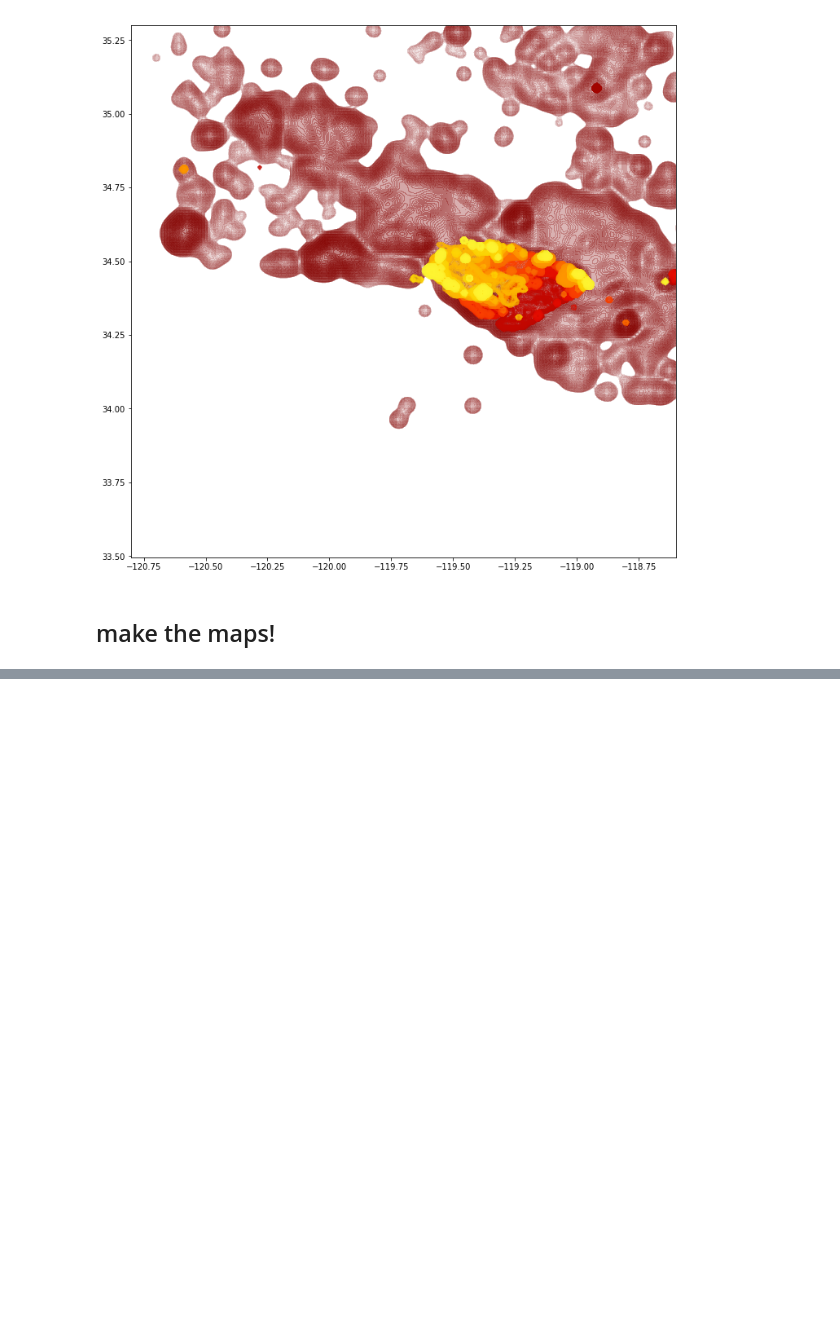
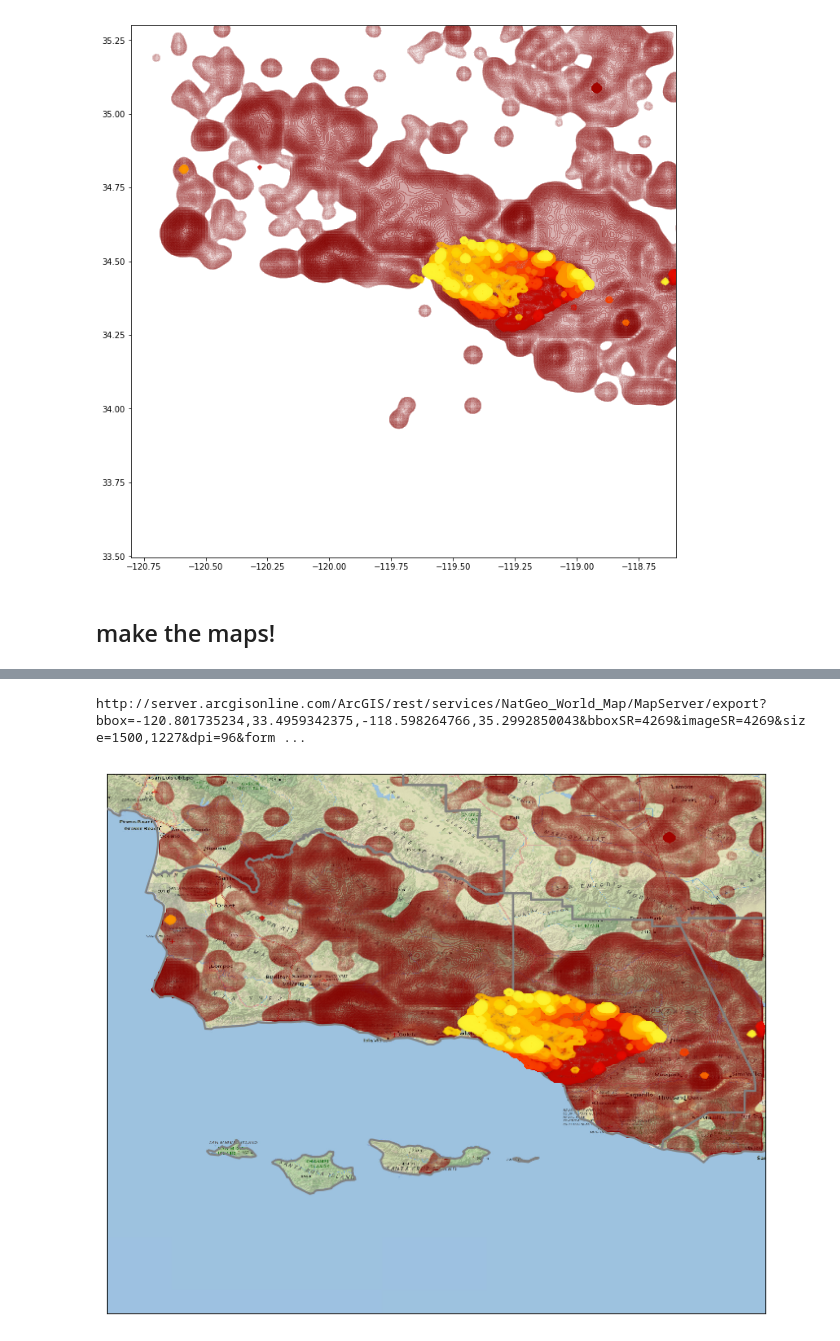
Before and after one commit to mkmcc/ThomasFire, a Jupyter notebook: Thomas Fire.ipynb, the cells around one changed output, grey strips where cells are left out. Drawn from its saved outputs; the diff is of its cells as text; code cells hidden in the pictures; blank space fills up the shorter version.

```diff
--- a/Thomas Fire.ipynb
+++ b/Thomas Fire.ipynb
@@ -227,0 +287,35 @@ fig.savefig('thomas-fire.png', dpi=200, bbox_inches='tight')
+# %%
+fig, ax = plt.subplots(figsize=(12,12))
+
+m = Basemap(#projection='cyl',
+            llcrnrlat=Y.min(), urcrnrlat=Y.max(),
+            llcrnrlon=X.min(), urcrnrlon=X.max(), epsg=4269, resolution='h')
+#http://server.arcgisonline.com/arcgis/rest/services
+#EPSG Number of America is 4269
+
+def landq(pt):
+    p = m(*(pt[::-1])) # reverse coordinates and use map projection
+    return m.is_land(*p)
+
+land_mask = np.asarray([ landq(pt) for pt in xy * 180 / np.pi ])
+land_mask = land_mask.reshape(Z.shape)
+
+m.arcgisimage(service='NatGeo_World_Map', xpixels=1500, verbose=True, ax=ax);
+
+#m.drawmapboundary(fill_color='#DDEEFF');
+#m.fillcontinents(color='#FFEEDD');
+
+con = adata
+con[~land_mask] = -9999.0
+ax.contourf(X, Y, con, levels=alevels, cmap=archive_colormap, zorder=2);
+
+#m.drawcoastlines(color='gray', zorder=3, linewidth=2);
+m.drawcounties(color='gray', zorder=3, linewidth=2);
+
+for i, Z in enumerate(v_data):
+    con = Z
+    con[~land_mask] = -9999.0
+    ax.contourf(X, Y, con, levels=levels[2:], cmap=colormaps[i], zorder=4);
+# %% [output]
+http://server.arcgisonline.com/ArcGIS/rest/services/NatGeo_World_Map/MapServer/export?bbox=-120.801735234,33.4959342375,-118.598264766,35.2992850043&bboxSR=4269&imageSR=4269&size=1500,1227&dpi=96&form ...
+[figure, added]
```
Also changed, not shown: parts of 7 cells of this notebook, 4 other files.
